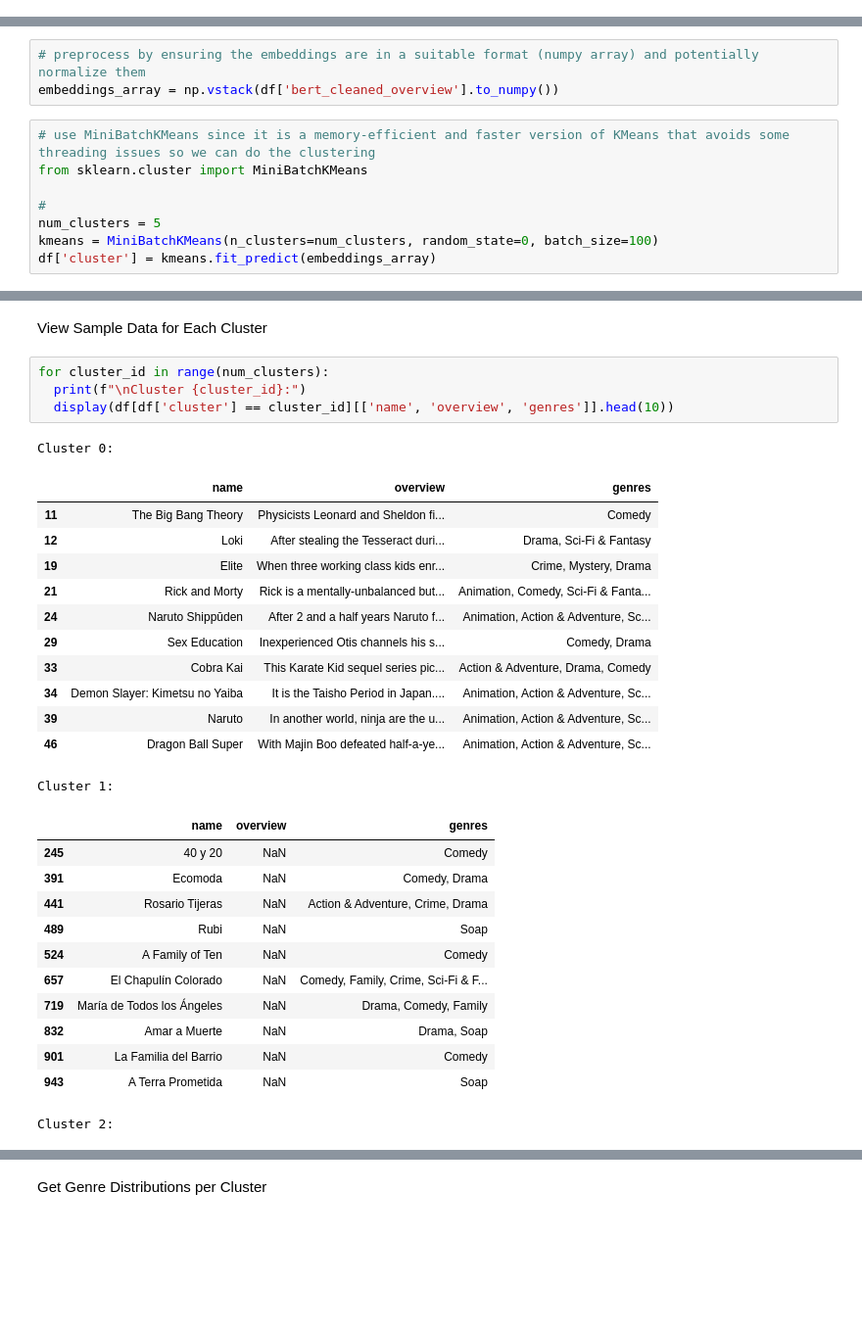
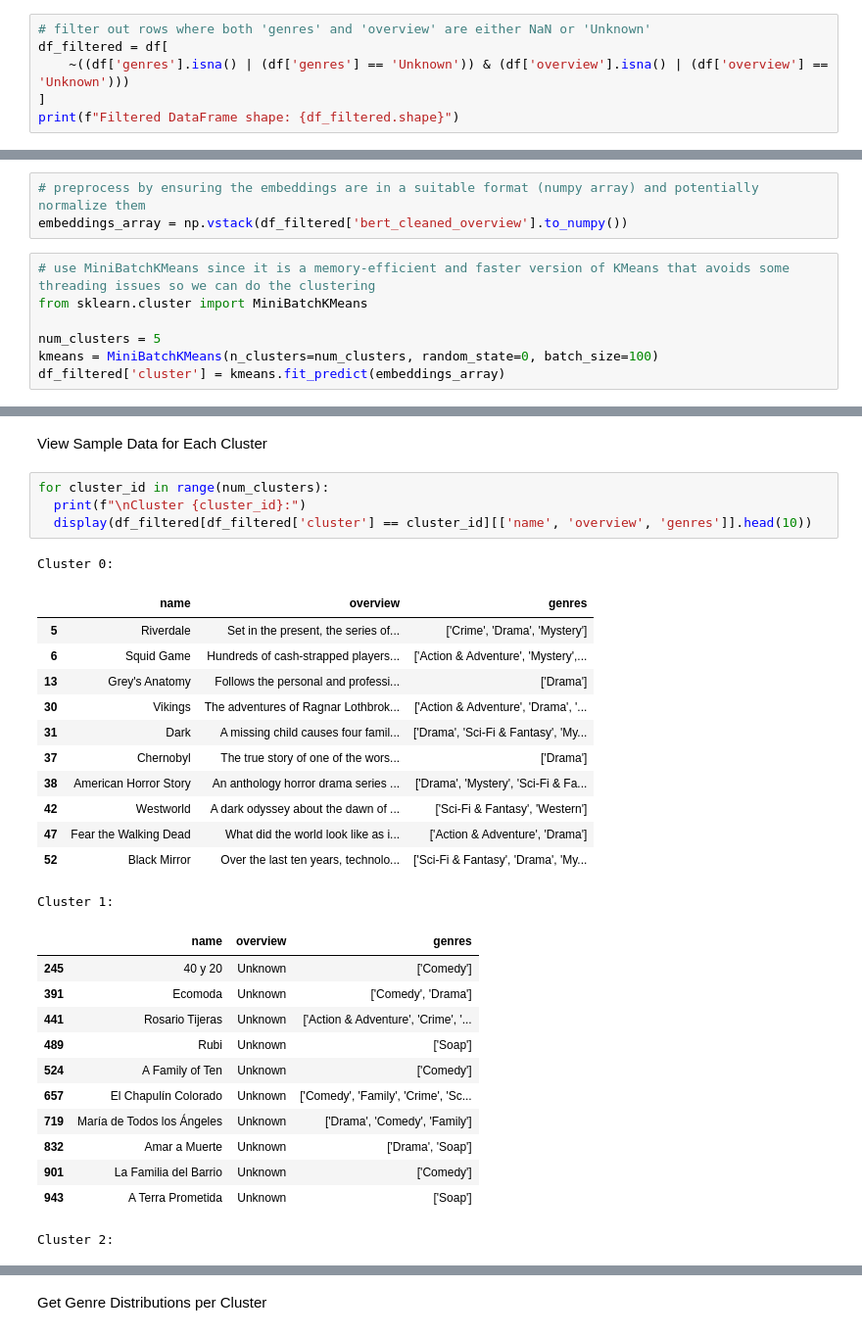
Before and after one commit to DirecTV-Team1A-NextGen-Rec/directv_tvrec, a Jupyter notebook: 7.) BERT_overview.ipynb, the cells around one changed output, grey strips where cells are left out. Shown at 98% size. Saved outputs shown, nothing was run; the diff lists cells and outputs as text; blank space fills up the shorter version.

```diff
--- a/7.) BERT_overview.ipynb
+++ b/7.) BERT_overview.ipynb
@@ -107,3 +117,9 @@ df['bert_cleaned_overview'] = process_with_progress(df['overview'])
 print("Processing complete!")
 # %% [output]
 Processing complete!
+# %%
+# filter out rows where both 'genres' and 'overview' are either NaN or 'Unknown'
+df_filtered = df[
+    ~((df['genres'].isna() | (df['genres'] == 'Unknown')) & (df['overview'].isna() | (df['overview'] == 'Unknown')))
+]
+print(f"Filtered DataFrame shape: {df_filtered.shape}")
@@ -115,15 +133,14 @@ Processing complete!
   * If we noticed that certain clustered shows share a theme like "heist" we can make this a new feature in our dataset
 # %%
 # preprocess by ensuring the embeddings are in a suitable format (numpy array) and potentially normalize them
-embeddings_array = np.vstack(df['bert_cleaned_overview'].to_numpy())
+embeddings_array = np.vstack(df_filtered['bert_cleaned_overview'].to_numpy())
 # %%
 # use MiniBatchKMeans since it is a memory-efficient and faster version of KMeans that avoids some threading issues so we can do the clustering
 from sklearn.cluster import MiniBatchKMeans
 
-#
 num_clusters = 5
 kmeans = MiniBatchKMeans(n_clusters=num_clusters, random_state=0, batch_size=100)
-df['cluster'] = kmeans.fit_predict(embeddings_array)
+df_filtered['cluster'] = kmeans.fit_predict(embeddings_array)
 # %% [output]
 Found Intel OpenMP ('libiomp') and LLVM OpenMP ('libomp') loaded at
 the same time. Both libraries are known to be incompatible and this
@@ -183,31 +205,31 @@ View Sample Data for Each Cluster
 # %%
 for cluster_id in range(num_clusters):
   print(f"\nCluster {cluster_id}:")
-  display(df[df['cluster'] == cluster_id][['name', 'overview', 'genres']].head(10))
+  display(df_filtered[df_filtered['cluster'] == cluster_id][['name', 'overview', 'genres']].head(10))
 # %% [output]
 Cluster 0:
 |  | name | overview | genres |
-| 11 | The Big Bang Theory | Physicists Leonard and Sheldon fi... | Comedy |
-| 12 | Loki | After stealing the Tesseract duri... | Drama, Sci-Fi & Fantasy |
-| 19 | Elite | When three working class kids enr... | Crime, Mystery, Drama |
-| 21 | Rick and Morty | Rick is a mentally-unbalanced but... | Animation, Comedy, Sci-Fi & Fanta... |
-| 24 | Naruto Shippūden | After 2 and a half years Naruto f... | Animation, Action & Adventure, Sc... |
-| 29 | Sex Education | Inexperienced Otis channels his s... | Comedy, Drama |
-| 33 | Cobra Kai | This Karate Kid sequel series pic... | Action & Adventure, Drama, Comedy |
-| 34 | Demon Slayer: Kimetsu no Yaiba | It is the Taisho Period in Japan.... | Animation, Action & Adventure, Sc... |
-| 39 | Naruto | In another world, ninja are the u... | Animation, Action & Adventure, Sc... |
-| 46 | Dragon Ball Super | With Majin Boo defeated half-a-ye... | Animation, Action & Adventure, Sc... |
+| 5 | Riverdale | Set in the present, the series of... | ['Crime', 'Drama', 'Mystery'] |
+| 6 | Squid Game | Hundreds of cash-strapped players... | ['Action & Adventure', 'Mystery',... |
+| 13 | Grey's Anatomy | Follows the personal and professi... | ['Drama'] |
+| 30 | Vikings | The adventures of Ragnar Lothbrok... | ['Action & Adventure', 'Drama', '... |
+| 31 | Dark | A missing child causes four famil... | ['Drama', 'Sci-Fi & Fantasy', 'My... |
+| 37 | Chernobyl | The true story of one of the wors... | ['Drama'] |
+| 38 | American Horror Story | An anthology horror drama series ... | ['Drama', 'Mystery', 'Sci-Fi & Fa... |
+| 42 | Westworld | A dark odyssey about the dawn of ... | ['Sci-Fi & Fantasy', 'Western'] |
+| 47 | Fear the Walking Dead | What did the world look like as i... | ['Action & Adventure', 'Drama'] |
+| 52 | Black Mirror | Over the last ten years, technolo... | ['Sci-Fi & Fantasy', 'Drama', 'My... |
 Cluster 1:
 |  | name | overview | genres |
-| 245 | 40 y 20 | NaN | Comedy |
-| 391 | Ecomoda | NaN | Comedy, Drama |
-| 441 | Rosario Tijeras | NaN | Action & Adventure, Crime, Drama |
-| 489 | Rubi | NaN | Soap |
-| 524 | A Family of Ten | NaN | Comedy |
-| 657 | El Chapulín Colorado | NaN | Comedy, Family, Crime, Sci-Fi & F... |
-| 719 | María de Todos los Ángeles | NaN | Drama, Comedy, Family |
-| 832 | Amar a Muerte | NaN | Drama, Soap |
-| 901 | La Familia del Barrio | NaN | Comedy |
-| 943 | A Terra Prometida | NaN | Soap |
+| 245 | 40 y 20 | Unknown | ['Comedy'] |
+| 391 | Ecomoda | Unknown | ['Comedy', 'Drama'] |
+| 441 | Rosario Tijeras | Unknown | ['Action & Adventure', 'Crime', '... |
+| 489 | Rubi | Unknown | ['Soap'] |
+| 524 | A Family of Ten | Unknown | ['Comedy'] |
+| 657 | El Chapulín Colorado | Unknown | ['Comedy', 'Family', 'Crime', 'Sc... |
+| 719 | María de Todos los Ángeles | Unknown | ['Drama', 'Comedy', 'Family'] |
+| 832 | Amar a Muerte | Unknown | ['Drama', 'Soap'] |
+| 901 | La Familia del Barrio | Unknown | ['Comedy'] |
+| 943 | A Terra Prometida | Unknown | ['Soap'] |
 Cluster 2:
 |  | name | overview | genres |
```
Also changed, not shown: parts of 15 cells of this notebook.
